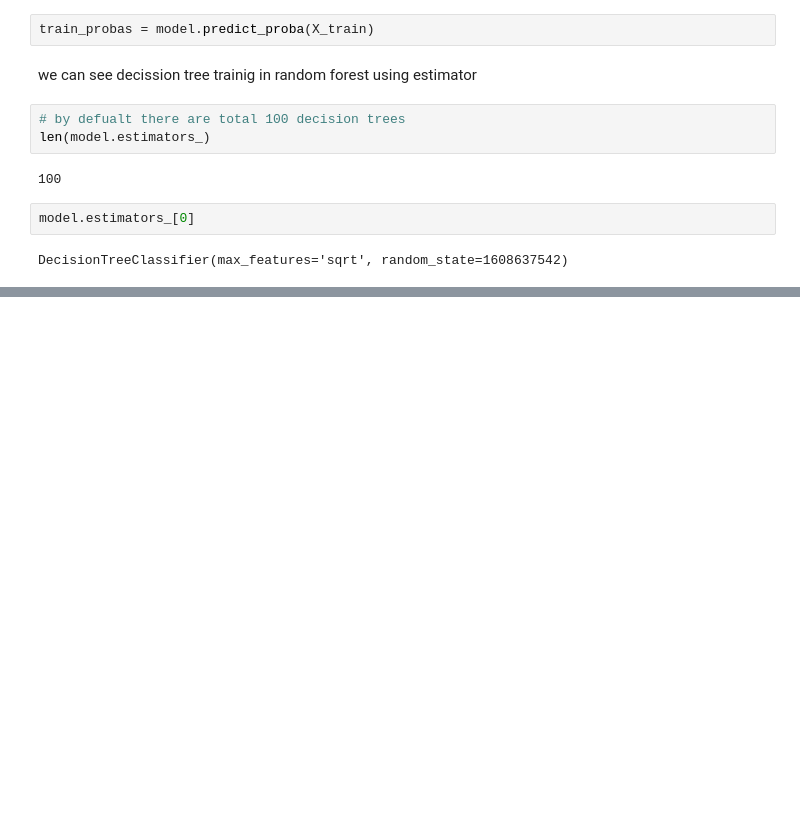
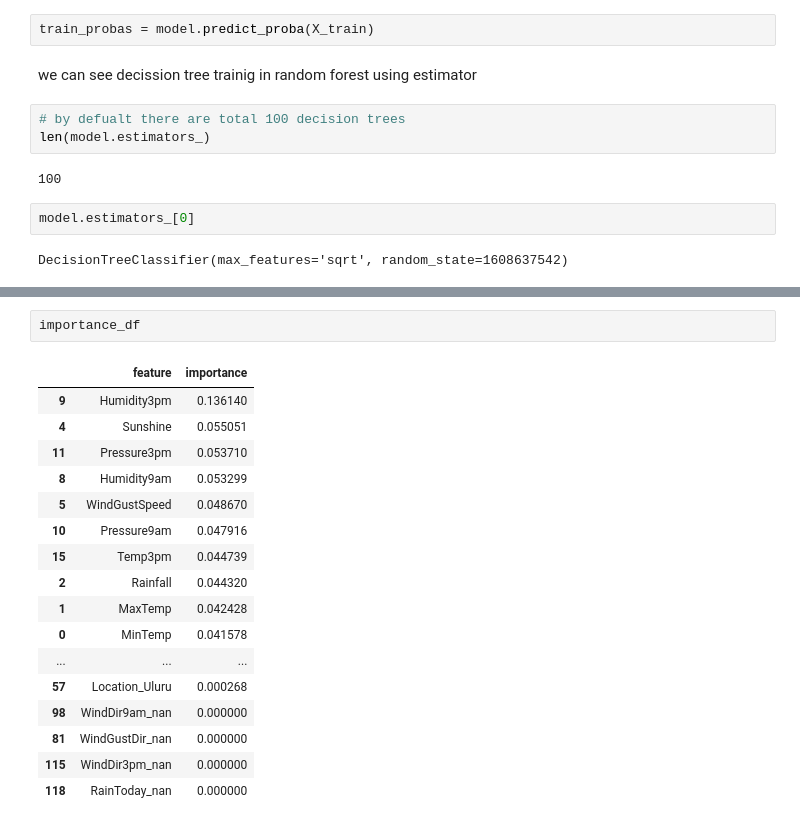
Before and after one commit to TahaDataAlchemy/Projects-Of-Data-Science, a Jupyter notebook: Random Forest/predicting Australian Weather Using RandomForest.ipynb, the cells around one changed output, grey strips where cells are left out. Saved outputs shown, nothing was run; the diff lists cells and outputs as text; blank space fills up the shorter version.

```diff
--- a/Random Forest/predicting Australian Weather Using RandomForest.ipynb
+++ b/Random Forest/predicting Australian Weather Using RandomForest.ipynb
@@ -275,0 +327,20 @@ DecisionTreeClassifier(max_features='sqrt', random_state=1608637542)
+# %%
+importance_df
+# %% [output]
+|  | feature | importance |
+| 9 | Humidity3pm | 0.136140 |
+| 4 | Sunshine | 0.055051 |
+| 11 | Pressure3pm | 0.053710 |
+| 8 | Humidity9am | 0.053299 |
+| 5 | WindGustSpeed | 0.048670 |
+| 10 | Pressure9am | 0.047916 |
+| 15 | Temp3pm | 0.044739 |
+| 2 | Rainfall | 0.044320 |
+| 1 | MaxTemp | 0.042428 |
+| 0 | MinTemp | 0.041578 |
+| ... | ... | ... |
+| 57 | Location_Uluru | 0.000268 |
+| 98 | WindDir9am_nan | 0.000000 |
+| 81 | WindGustDir_nan | 0.000000 |
+| 115 | WindDir3pm_nan | 0.000000 |
+| 118 | RainToday_nan | 0.000000 |
```
Also changed, not shown: parts of 26 cells of this notebook.
